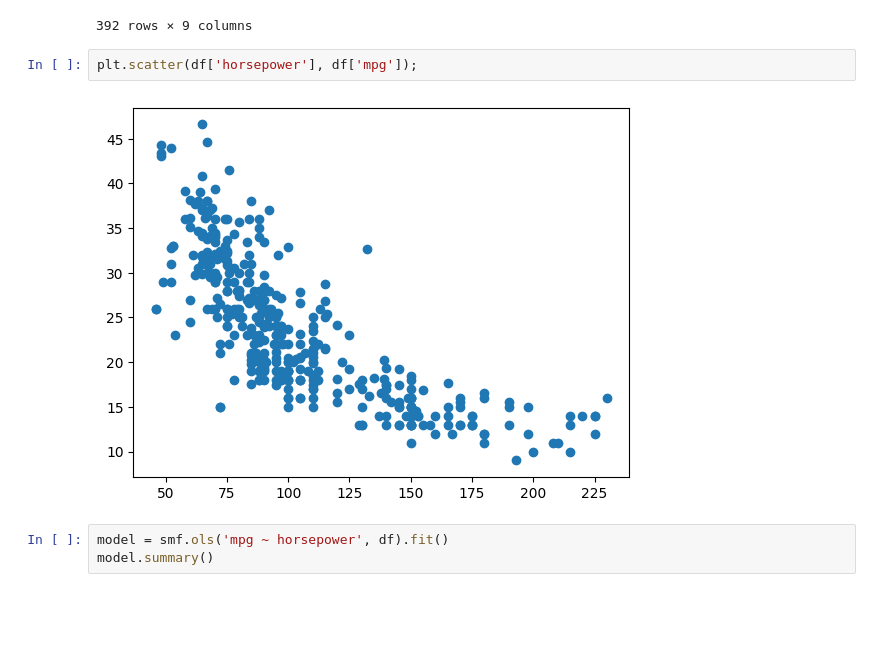
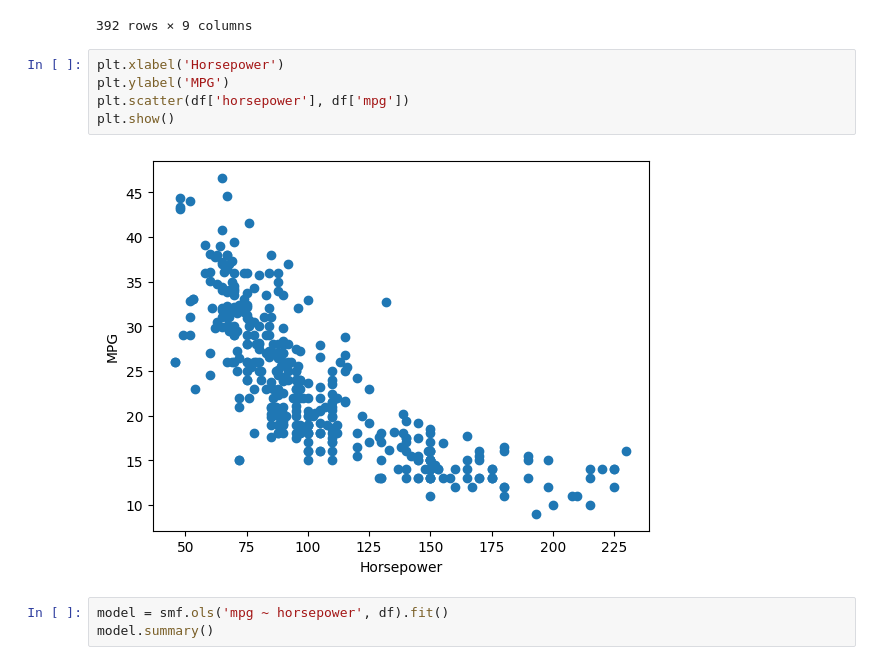
Before and after one commit to samjingwen/islp, a Jupyter notebook: ch03/ch03.ipynb, the cells around one changed output. Cells and saved outputs as stored; diff of their text form; blank space fills up the shorter version.

```diff
--- a/ch03/ch03.ipynb
+++ b/ch03/ch03.ipynb
@@ -26,9 +26,12 @@ df
 | 391 | chevy s-10 | 31.0 | 4 | 119.0 | 82 | 2720 | 19.4 | 82 | 1 |
 392 rows × 9 columns
 # %%
-plt.scatter(df['horsepower'], df['mpg']);
+plt.xlabel('Horsepower')
+plt.ylabel('MPG')
+plt.scatter(df['horsepower'], df['mpg'])
+plt.show()
 # %% [output]
-[figure, old version]
+[figure, new version]
 # %%
 model = smf.ols('mpg ~ horsepower', df).fit()
 model.summary()
```
Also changed, not shown: parts of 4 cells of this notebook.
